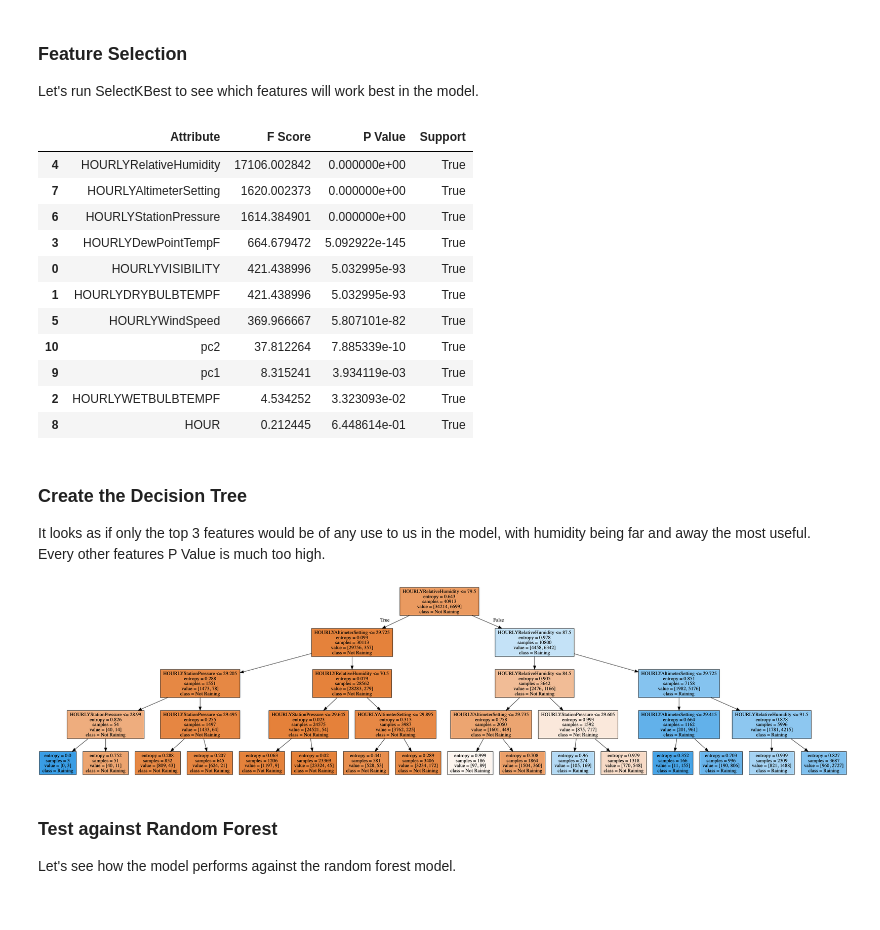
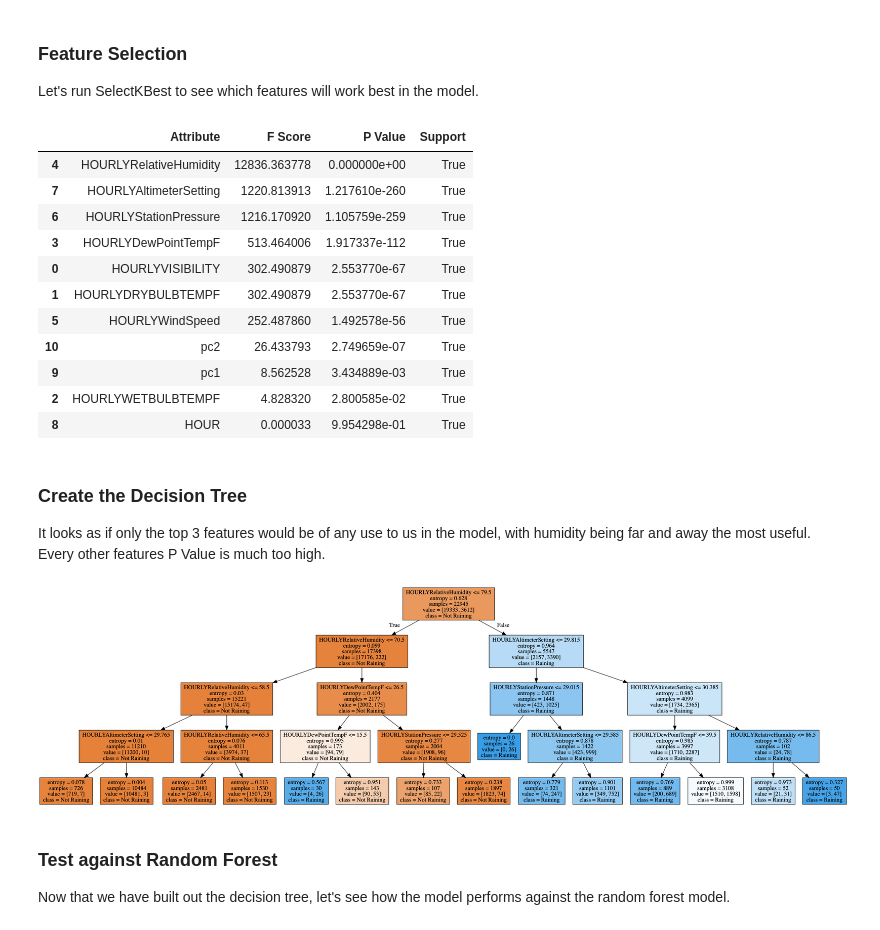
Before and after one commit to tcbriggs981/Thinkful-Unit-03, a Jupyter notebook: 030206 Random Forest Challenge.ipynb, the cells around one changed output. Saved outputs shown, nothing was run; the diff lists cells and outputs as text; code cells hidden in the pictures.

```diff
--- a/030206 Random Forest Challenge.ipynb
+++ b/030206 Random Forest Challenge.ipynb
@@ -160,21 +179,26 @@ hourly_.head().dropna()
 ### Feature Selection
 
 Let's run SelectKBest to see which features will work best in the model.
+# %%
+from sklearn.model_selection import train_test_split, cross_val_score
+
+# pull out the features
+features = ['HOURLYVISIBILITY', 'HOURLYDRYBULBTEMPF', 'HOURLYWETBULBTEMPF',
+            'HOURLYDewPointTempF', 'HOURLYRelativeHumidity', 'HOURLYWindSpeed',
+            'HOURLYStationPressure', 'HOURLYAltimeterSetting', 'HOUR', 'pc1','pc2']
+
+X = hourly_.loc[:,features]
+y = hourly_.loc[:,['RAIN']]
+
+#split out a training and test set
+x_train, x_test, y_train, y_test = train_test_split(X, y, random_state=0)
 # %%
 from sklearn.feature_selection import SelectKBest
 from sklearn.feature_selection import SelectKBest, f_classif
 
-# pull out the features
-features = ['HOURLYVISIBILITY', 'HOURLYDRYBULBTEMPF', 'HOURLYWETBULBTEMPF',
-            'HOURLYDewPointTempF', 'HOURLYRelativeHumidity', 'HOURLYWindSpeed',
-            'HOURLYStationPressure', 'HOURLYAltimeterSetting', 'HOUR', 'pc1','pc2']
-
-X = hourly_.loc[:,features]
-y = hourly_.loc[:,['RAIN']]
-
 # place results into a dataframe
-selector=SelectKBest(score_func=f_classif,k=11)
-selector.fit(X,y)
+selector=SelectKBest(score_func=f_classif, k=11)
+selector.fit(x_train,y_train)
 scores = pd.DataFrame()
 scores["Attribute"] = features
 scores["F Score"] = selector.scores_
@@ -184,17 +208,17 @@ scores["Support"] = selector.get_support()
 scores.sort_values(by=['F Score'], ascending=False)
 # %% [output]
 |  | Attribute | F Score | P Value | Support |
-| 4 | HOURLYRelativeHumidity | 17106.002842 | 0.000000e+00 | True |
-| 7 | HOURLYAltimeterSetting | 1620.002373 | 0.000000e+00 | True |
-| 6 | HOURLYStationPressure | 1614.384901 | 0.000000e+00 | True |
-| 3 | HOURLYDewPointTempF | 664.679472 | 5.092922e-145 | True |
-| 0 | HOURLYVISIBILITY | 421.438996 | 5.032995e-93 | True |
-| 1 | HOURLYDRYBULBTEMPF | 421.438996 | 5.032995e-93 | True |
-| 5 | HOURLYWindSpeed | 369.966667 | 5.807101e-82 | True |
-| 10 | pc2 | 37.812264 | 7.885339e-10 | True |
-| 9 | pc1 | 8.315241 | 3.934119e-03 | True |
-| 2 | HOURLYWETBULBTEMPF | 4.534252 | 3.323093e-02 | True |
-| 8 | HOUR | 0.212445 | 6.448614e-01 | True |
+| 4 | HOURLYRelativeHumidity | 12836.363778 | 0.000000e+00 | True |
+| 7 | HOURLYAltimeterSetting | 1220.813913 | 1.217610e-260 | True |
+| 6 | HOURLYStationPressure | 1216.170920 | 1.105759e-259 | True |
+| 3 | HOURLYDewPointTempF | 513.464006 | 1.917337e-112 | True |
+| 0 | HOURLYVISIBILITY | 302.490879 | 2.553770e-67 | True |
+| 1 | HOURLYDRYBULBTEMPF | 302.490879 | 2.553770e-67 | True |
+| 5 | HOURLYWindSpeed | 252.487860 | 1.492578e-56 | True |
+| 10 | pc2 | 26.433793 | 2.749659e-07 | True |
+| 9 | pc1 | 8.562528 | 3.434889e-03 | True |
+| 2 | HOURLYWETBULBTEMPF | 4.828320 | 2.800585e-02 | True |
+| 8 | HOUR | 0.000033 | 9.954298e-01 | True |
 # %% [markdown]
 ### Create the Decision Tree
 
@@ -202,41 +226,41 @@ It looks as if only the top 3 features would be of any use to us in the model, w
 # %%
 # This is the model we'll be using.
 from sklearn import tree
 
 # A convenience for displaying visualizations.
 from IPython.display import Image
 
 # Packages for rendering our tree.
 import pydotplus
 import graphviz
 
-X = hourly.loc[:,['HOURLYRelativeHumidity', 'HOURLYAltimeterSetting', 'HOURLYStationPressure']]
-y = hourly.loc[:,['RAIN']]
+x_train = x_train.loc[:,['HOURLYRelativeHumidity', 'HOURLYAltimeterSetting', 'HOURLYStationPressure', 'HOURLYDewPointTempF']]
+x_test = x_test.loc[:,['HOURLYRelativeHumidity', 'HOURLYAltimeterSetting', 'HOURLYStationPressure', 'HOURLYDewPointTempF']]
 
 # Initialize and train our tree.
 decision_tree = tree.DecisionTreeClassifier(
     criterion='entropy',
     max_features=1,
     max_depth=4,
     random_state = 1000
 )
-decision_tree.fit(X, y)
+decision_tree.fit(x_train, y_train)
 
 # Render our tree.
 dot_data = tree.export_graphviz(
     decision_tree, out_file=None,
-    feature_names=X.columns,
+    feature_names=x_train.columns,
     class_names=['Not Raining', 'Raining'],
     filled=True
 )
 graph = pydotplus.graph_from_dot_data(dot_data)
-print(Image(graph.create_png()))
+Image(graph.create_png())
 # %% [output]
-[figure, old version]
+[figure, new version]
 # %% [markdown]
 ### Test against Random Forest
 
-Let's see how the model performs against the random forest model.
+Now that we have built out the decision tree, let's see how the model performs against the random forest model.
 # %%
 from sklearn.model_selection import cross_val_score
 from datetime import datetime
```
Also changed, not shown: parts of 11 cells of this notebook.
